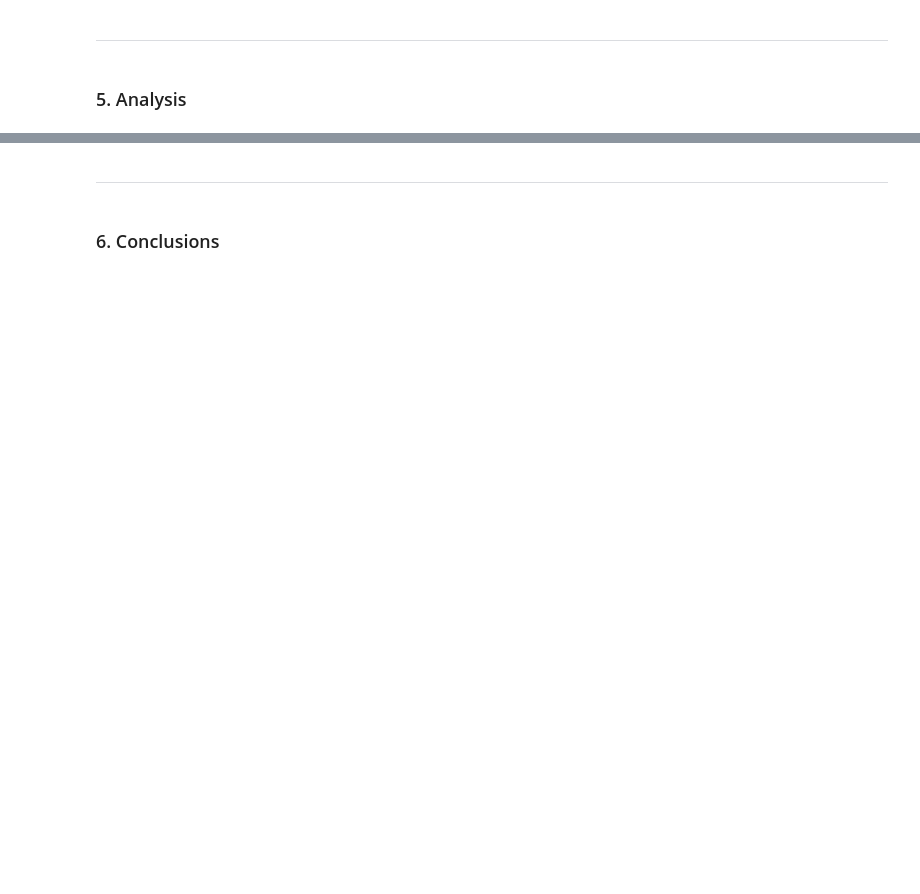
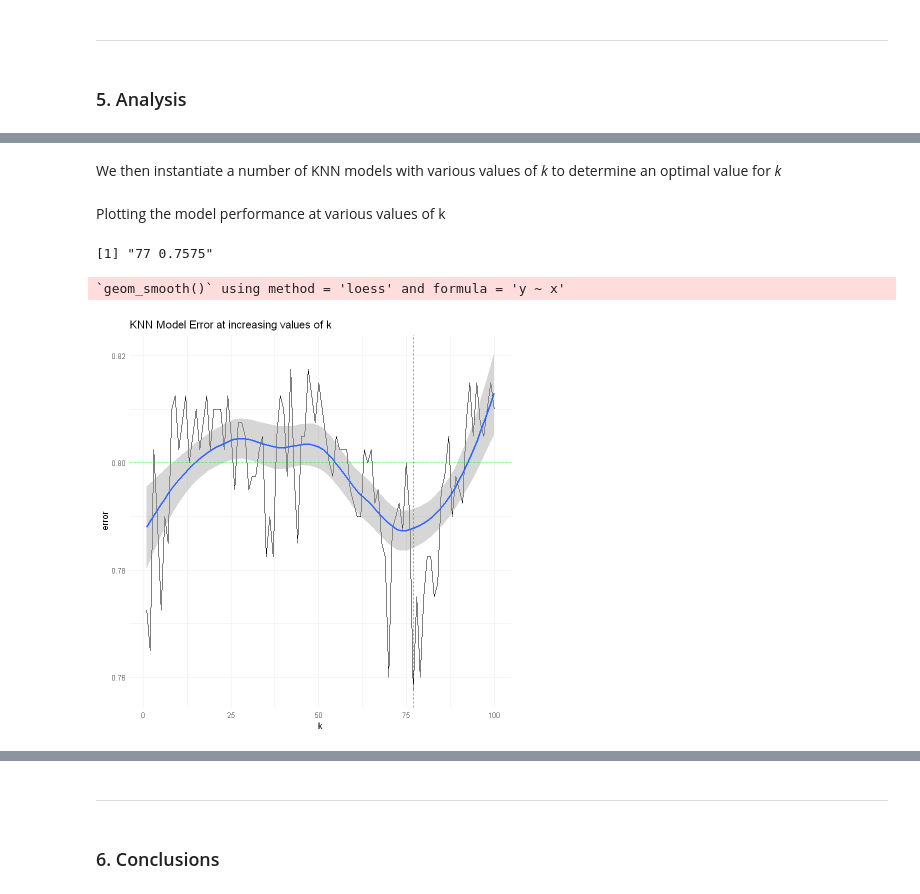
Before and after one commit to MkramerPsych/Kramer_DSPN_S23, a Jupyter notebook: Kramer_DSPN_S23_FinalProject.ipynb, the cells around one changed output, grey strips where cells are left out. Saved outputs shown, nothing was run; the diff lists cells and outputs as text; code cells hidden in the pictures; blank space fills up the shorter version.

```diff
--- a/Kramer_DSPN_S23_FinalProject.ipynb
+++ b/Kramer_DSPN_S23_FinalProject.ipynb
@@ -21,0 +131,8 @@ Prof. Tim Verstynen, TA Fiona Horner
+# %%
+# extract stimulus labels
+labels <- epoch$Condition
+
+# visualize outputs
+table(labels)
+
+# we will later collapse these labels down to the five categories (boat, camera, car, guitar, lamp) (see 4.3)
@@ -25,0 +231,4 @@ Prof. Tim Verstynen, TA Fiona Horner
+# %%
+X_train_scaled <- scale(X_train)
+X_test_scaled <- scale(X_test)
+head(X_train_scaled)
@@ -25,0 +244,35 @@ Prof. Tim Verstynen, TA Fiona Horner
+# %% [markdown]
+We then instantiate a number of KNN models with various values of *k* to determine an optimal value for *k*
+# %%
+num_ks_to_test <- 100 # set number of values of k to test
+
+# initialize table to hold errors at various k
+k_table  <- data.frame(k = seq(1:num_ks_to_test),
+                     error = rep(NA, num_ks_to_test))
+
+# perform KNN with increasing values of k and store error
+for (k in seq(1:num_ks_to_test)) {
+    knn_fits <- knn(X_train_scaled, X_test_scaled, Y_train, k = k) # your knn function here
+    conf_df <- data.frame(predicted = knn_fits,actual = Y_train) # data frame of test predictions versus actual test
+    #print(table(conf_df))
+    k_table$error[k] <- 1 - mean(conf_df$predicted == conf_df$actual) #calculate error from conf_df and add to your output dataframe
+}
+# %% [markdown]
+Plotting the model performance at various values of k
+# %%
+# determine the optimal value of k based on model error
+optimal_k <- which.min(k_table$error)
+print(paste(optimal_k,k_table$error[optimal_k]))
+
+# plot the differences in model performance across values of k
+ggplot(k_table, aes(x=k,y=error)) +
+    geom_line() +
+    geom_smooth() +
+    theme_minimal() +
+    geom_vline(xintercept=optimal_k,linetype='dashed',color='red') +
+    geom_hline(yintercept=0.8,linetype='dashed',color='green') +
+    labs(title='KNN Model Error at increasing values of k', x='k', y='error')
+# %% [output]
+[1] "77 0.7575"
+`geom_smooth()` using method = 'loess' and formula = 'y ~ x'
+[figure, added]
```
Also changed, not shown: parts of 50 cells of this notebook.
